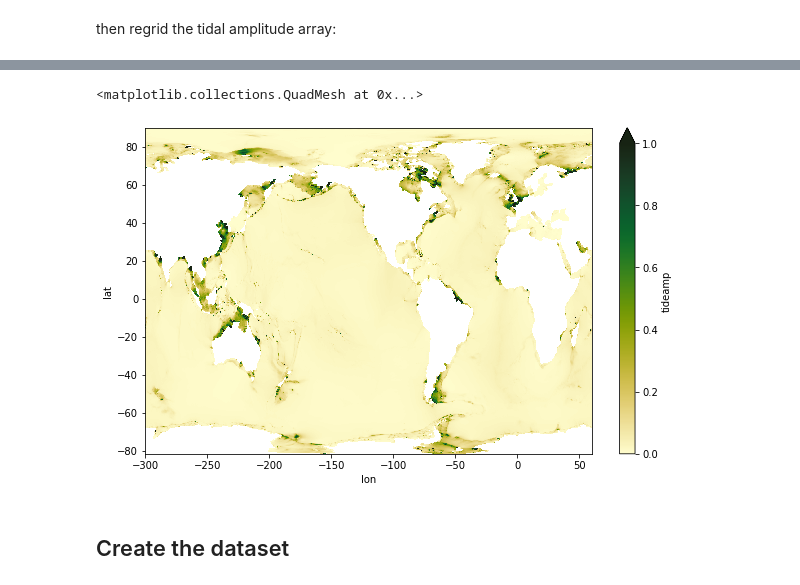
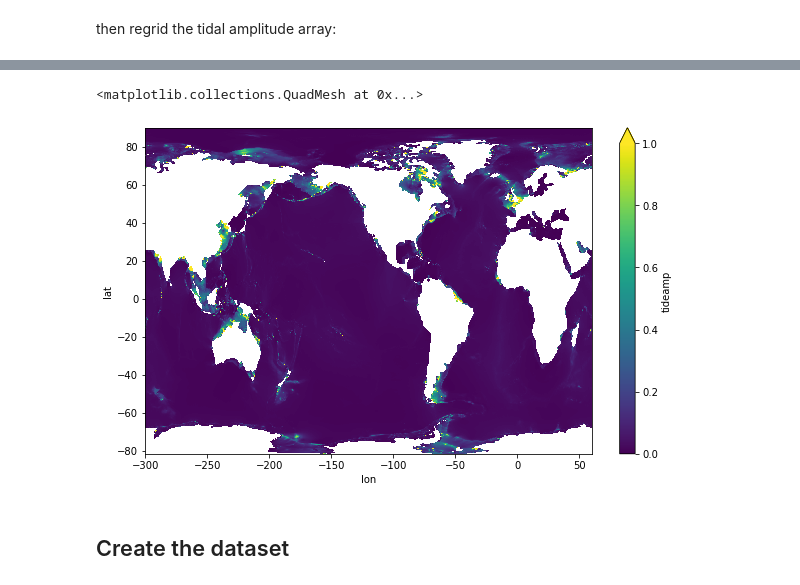
Before and after one commit to raphaeldussin/OM4p25_tideamp, a Jupyter notebook: Tidal_forcing_TPXO9_OM4p25.ipynb, the cells around one changed output, grey strips where cells are left out. Cells and saved outputs as stored; diff of their text form; code cells hidden in the pictures.

```diff
--- a/Tidal_forcing_TPXO9_OM4p25.ipynb
+++ b/Tidal_forcing_TPXO9_OM4p25.ipynb
@@ -278,11 +277,11 @@ Attributes:
 # %%
 plt.figure(figsize=[10,6])
 tideamp_regridded.plot(vmin=0, vmax=1,
                        x='lon', y='lat',
-                       cmap=cmocean.cm.speed)
+                       cmap='viridis')
 # %% [output]
 <matplotlib.collections.QuadMesh at 0x...>
-[figure, old version]
+[figure, new version]
 # %% [markdown]
 ## Create the dataset
 # %%
```
Also changed, not shown: parts of 5 cells of this notebook, 6 other files.
